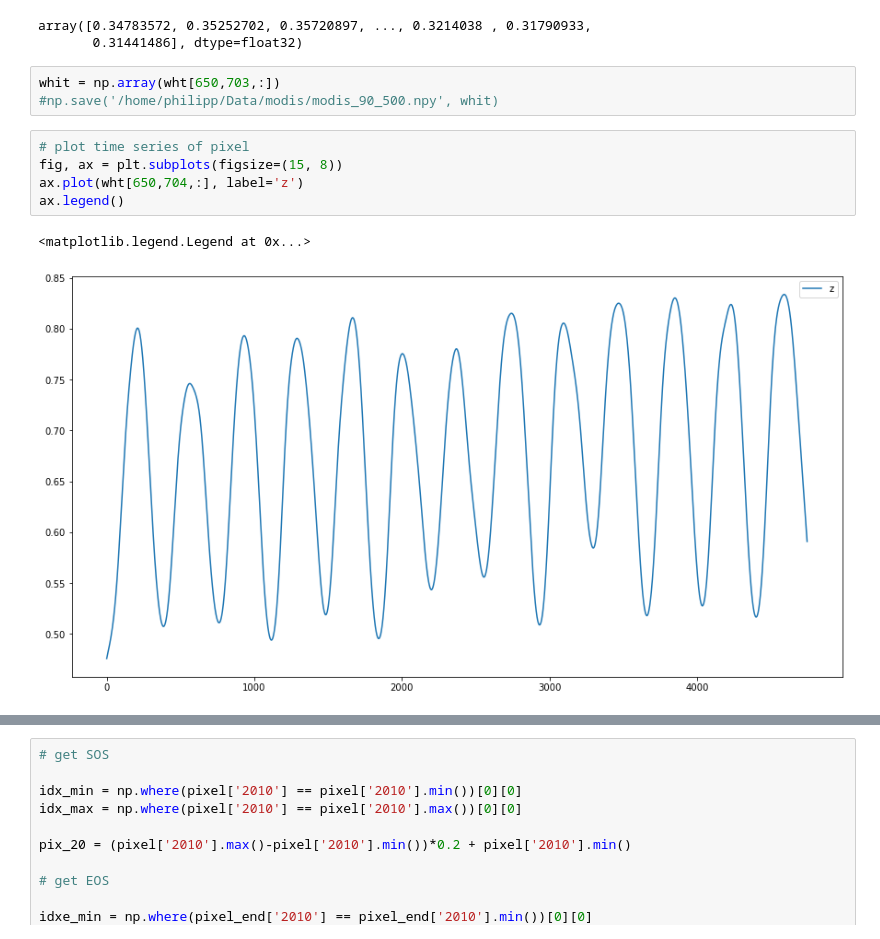
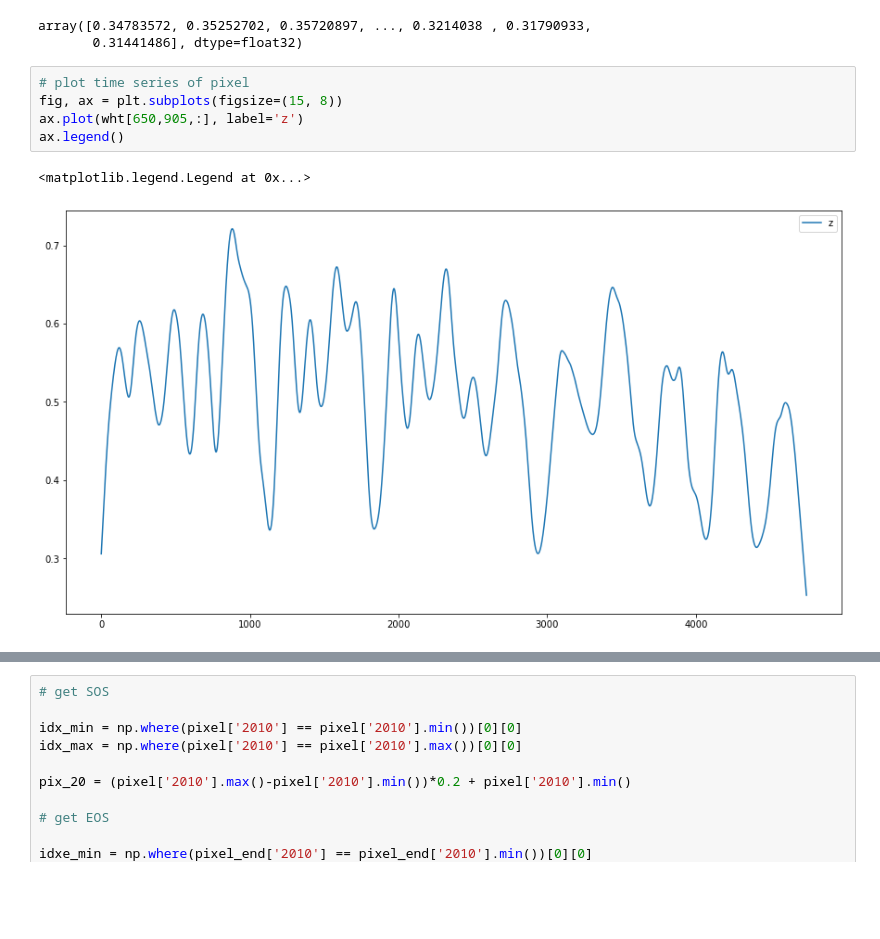
Before and after one commit to satlawa/proj_time_series_analysis, a Jupyter notebook: analyse.ipynb, the cells around one changed output, grey strips where cells are left out. Drawn from its saved outputs; the diff is of its cells as text; blank space fills up the shorter version.

```diff
--- a/analyse.ipynb
+++ b/analyse.ipynb
@@ -21,14 +21,11 @@ wht[90,1000,:]
 # %% [output]
 array([0.34783572, 0.35252702, 0.35720897, ..., 0.3214038 , 0.31790933,
        0.31441486], dtype=float32)
-# %%
-whit = np.array(wht[650,703,:])
-#np.save('/home/philipp/Data/modis/modis_90_500.npy', whit)
 # %%
 # plot time series of pixel
 fig, ax = plt.subplots(figsize=(15, 8))
-ax.plot(wht[650,704,:], label='z')
+ax.plot(wht[650,905,:], label='z')
 ax.legend()
 # %% [output]
 <matplotlib.legend.Legend at 0x...>
-[figure, old version]
+[figure, new version]
```
Also changed, not shown: parts of 54 cells of this notebook.
